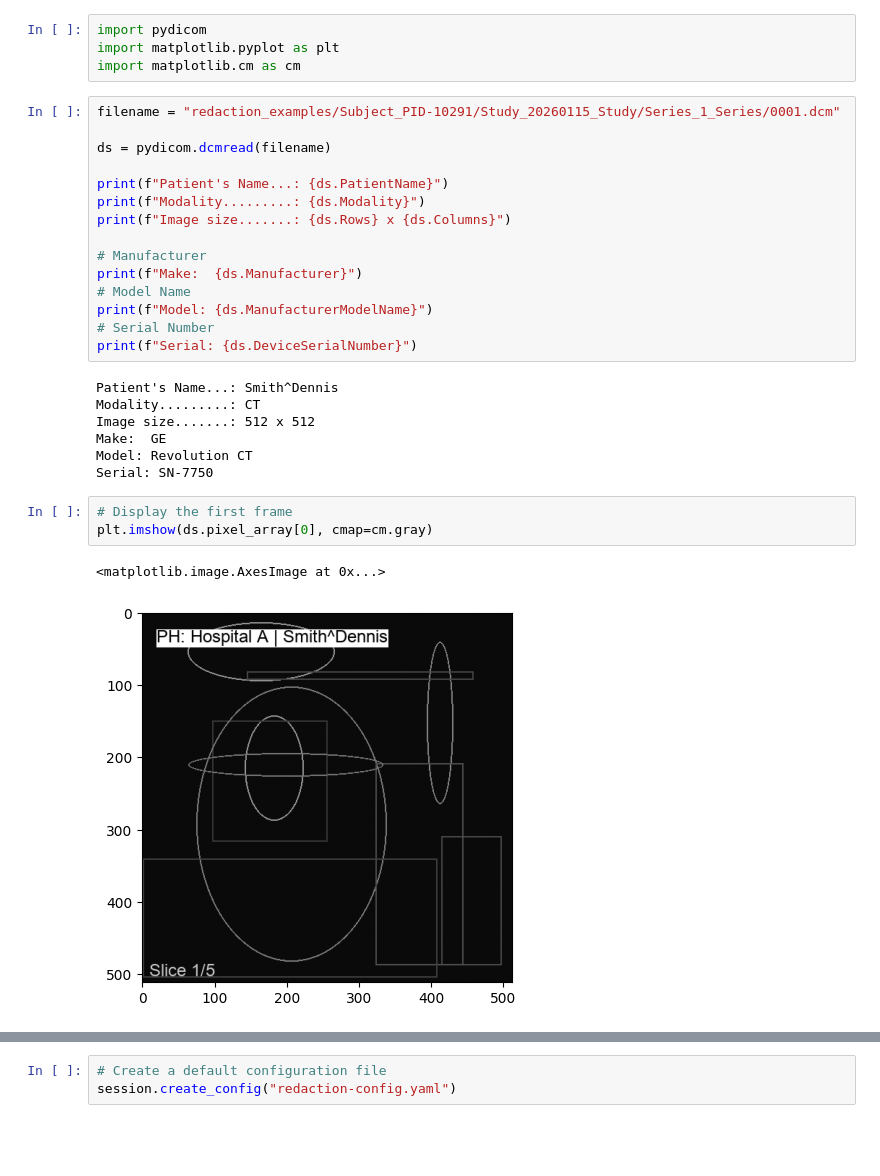
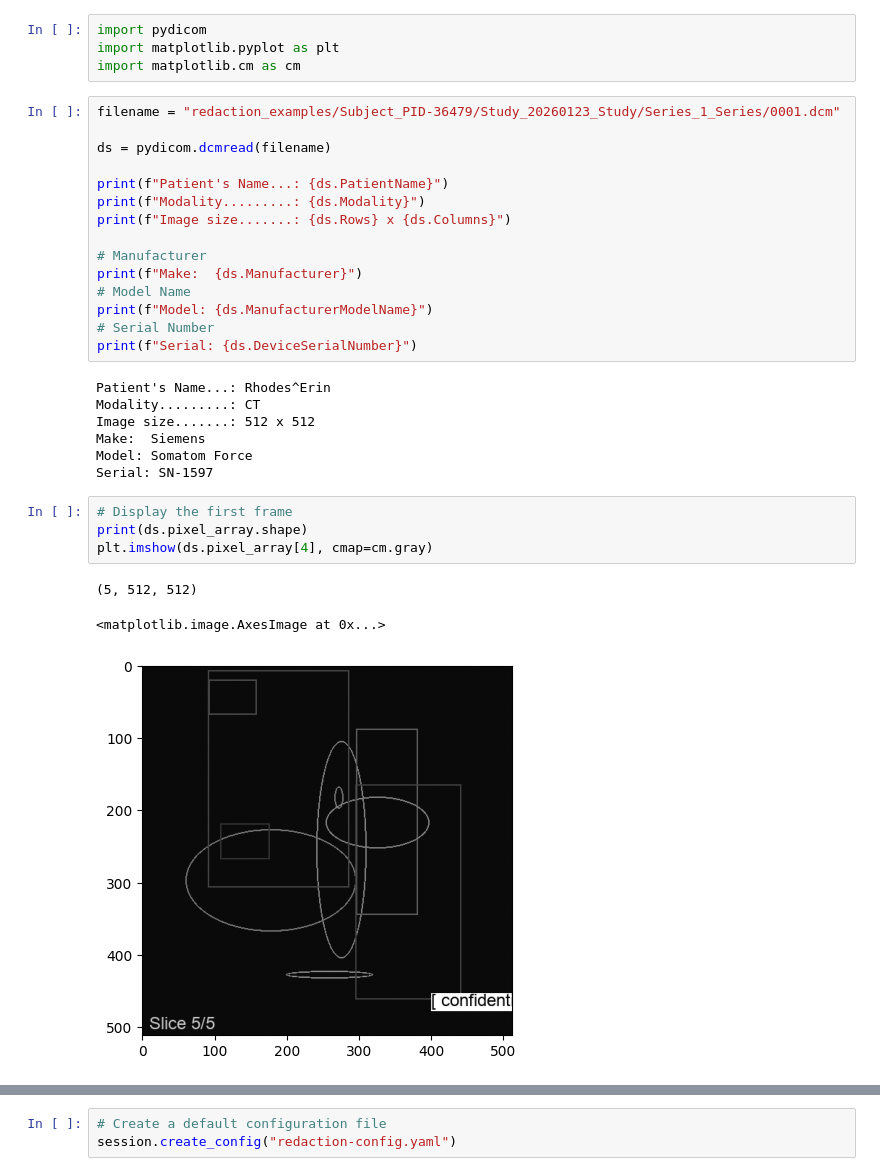
Before and after one commit to kvnlng/Gantry, a Jupyter notebook: Redaction Example.ipynb, the cells around one changed output, grey strips where cells are left out. Saved outputs shown, nothing was run; the diff lists cells and outputs as text; blank space fills up the shorter version.

```diff
--- a/Redaction Example.ipynb
+++ b/Redaction Example.ipynb
@@ -16,7 +48,7 @@ import pydicom
 import matplotlib.pyplot as plt
 import matplotlib.cm as cm
 # %%
-filename = "redaction_examples/Subject_PID-10291/Study_20260115_Study/Series_1_Series/0001.dcm"
+filename = "redaction_examples/Subject_PID-36479/Study_20260123_Study/Series_1_Series/0001.dcm"
 
 ds = pydicom.dcmread(filename)
 
@@ -31,18 +63,20 @@ print(f"Model: {ds.ManufacturerModelName}")
 # Serial Number
 print(f"Serial: {ds.DeviceSerialNumber}")
 # %% [output]
-Patient's Name...: Smith^Dennis
+Patient's Name...: Rhodes^Erin
 Modality.........: CT
 Image size.......: 512 x 512
-Make:  GE
-Model: Revolution CT
-Serial: SN-7750
+Make:  Siemens
+Model: Somatom Force
+Serial: SN-1597
 # %%
 # Display the first frame
-plt.imshow(ds.pixel_array[0], cmap=cm.gray)
+print(ds.pixel_array.shape)
+plt.imshow(ds.pixel_array[4], cmap=cm.gray)
 # %% [output]
-<matplotlib.image.AxesImage at 0x...>
+(5, 512, 512)
+<matplotlib.image.AxesImage at 0x...>
-[figure, old version]
+[figure, new version]
 # %%
 from gantry import Session
 session = Session("redaction.db")
```
Also changed, not shown: parts of 12 cells of this notebook, 1 other file.
